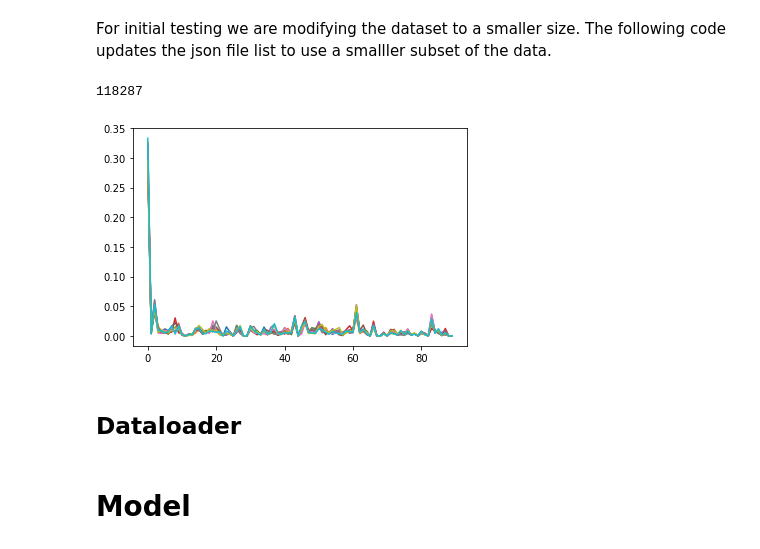
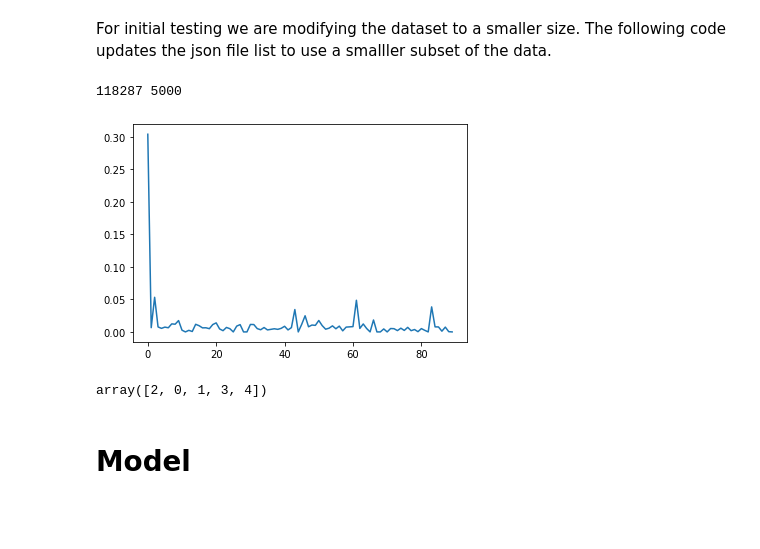
Before and after one commit to rohanpote/MoDL_CenterNet, a Jupyter notebook: src/local_notebooks/notebook_Pulak.ipynb, the cells around one changed output. Drawn from its saved outputs; the diff is of its cells as text; code cells hidden in the pictures; blank space fills up the shorter version.

```diff
--- a/src/local_notebooks/notebook_Pulak.ipynb
+++ b/src/local_notebooks/notebook_Pulak.ipynb
@@ -35,8 +37,3 @@ Dataset = get_dataset('coco', 'ctdet')
 # %% [markdown]
 Create opt for passing to the constructor. \
 Also pass a string with the training value
-# %%
-opt = type('', (), {})()
-opt.data_dir = sys.path[0]+'/../../data/'
-opt.task = 'ctdet'
-split = 'train'
@@ -43,5 +42,5 @@ split = 'train'
 # %%
-dataset = Dataset(opt,split)
+dataset = Dataset(opt,'train')
 valset = Dataset(opt, 'val')
 # %% [output]
 ==> initializing coco 2017 train data.
@@ -62,35 +61,49 @@ Loaded val 5000 samples
 For initial testing we are modifying the dataset to a smaller size. The following code updates the json file list to use a smalller subset of the data.
 # %%
 all_Ids=dataset.coco.getImgIds()
-print(len(all_Ids))
+all_Ids2=valset.coco.getImgIds()
+print(len(all_Ids),len(all_Ids2))
 import skimage.io as io
-img_dir='~/MoDL_CenterNet/data/coco/images/train2017'
+img_dir='~/MoDL_CenterNet/data/coco/train2017/'
 # %% [output]
-118287
+118287 5000
+# %%
+M=128
+import random
+np.random.seed(0)
+numsets=1
+for iter in range(numsets):
+    imgIds_perm=np.random.permutation(len(all_Ids2))
+    tmp=imgIds_perm[0:M].astype(int)
+    tmp2=[all_Ids2[t] for t in tmp]
+    valset.images=tmp2
+    valset.num_samples=len(valset.images)
+np.random.seed(2)
 # %%
-N=500
-numsets=10
+N=1024
+import random
+np.random.seed(0)
+numsets=1
 for iter in range(numsets):
     imgIds_perm=np.random.permutation(len(all_Ids))
     tmp=imgIds_perm[0:N].astype(int)
     tmp2=[all_Ids[t] for t in tmp]
     dataset.images=tmp2
     dataset.num_samples=len(dataset.images)
     sub_inst_cat=np.zeros(90)
     for j in range(N):
         sub_cat_lab=[]
         img = dataset.coco.loadImgs(dataset.images[j])[0]
         f_name=img_dir
         f_name+=img['file_name']
         annIds = dataset.coco.getAnnIds(imgIds=img['id'])
         anns = dataset.coco.loadAnns(annIds)
         sub_cat_lab=[k['category_id'] for k in anns]
         for jj in range(90):
             t=np.where(np.asarray(sub_cat_lab)==jj)
             sub_inst_cat[jj-1]+=t[0].shape[0]
     prob_sub=(sub_inst_cat+1)/np.sum(sub_inst_cat+1)
     plt.plot(sub_inst_cat/(np.sum(sub_inst_cat)))
+np.random.seed(2)
 # %% [output]
-[figure, old version]
+[figure, new version]
-# %% [markdown]
-## Dataloader
@@ -115,0 +110,5 @@ val_loader = torch.utils.data.DataLoader(
+# %%
+np.random.seed(0)
+np.random.permutation(5)
+# %% [output]
+array([2, 0, 1, 3, 4])
```
Also changed, not shown: parts of 46 cells of this notebook.
